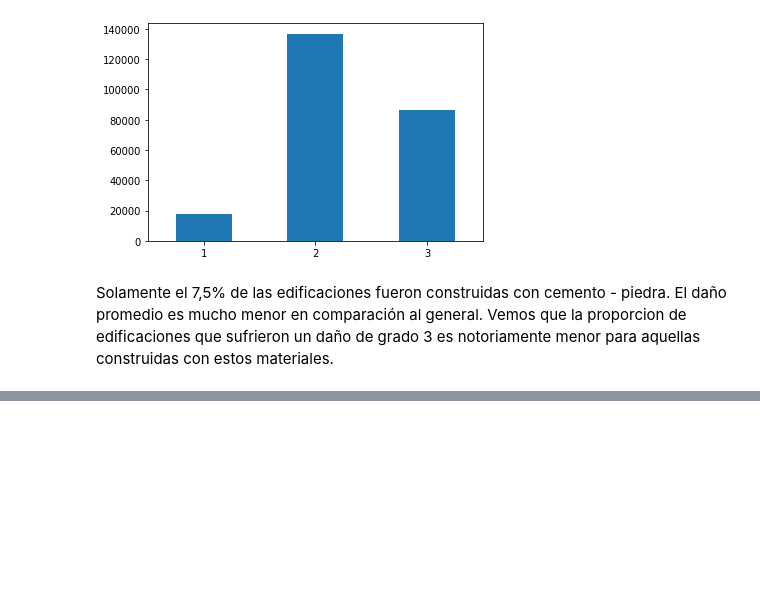
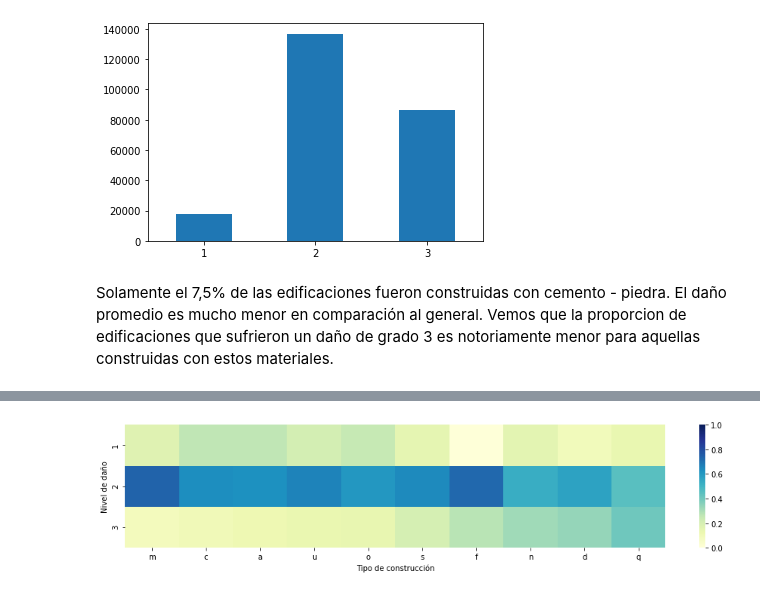
Before and after one commit to franvinas/7506-tp1, a Jupyter notebook: tp1.ipynb, the cells around one changed output, grey strips where cells are left out. Saved outputs shown, nothing was run; the diff lists cells and outputs as text; code cells hidden in the pictures; blank space fills up the shorter version.

Commit message:
Análisis sobre el formato de la construcción

```diff
--- a/tp1.ipynb
+++ b/tp1.ipynb
@@ -611,0 +631,3 @@ Solamente el 7,5% de las edificaciones fueron construidas con cemento - piedra.
+# %%
+daño_por_formato = df[["building_id", "plan_configuration", "damage_grade"]].pivot_table(index="plan_configuration", columns="damage_grade", values="building_id",aggfunc="count")
+daño_por_formato
@@ -611,0 +647,4 @@ Solamente el 7,5% de las edificaciones fueron construidas con cemento - piedra.
+# %%
+total_dañados_por_formato = daño_por_formato[1]+daño_por_formato[2]+daño_por_formato[3]
+daño_por_formato_porcentual = daño_por_formato.divide(total_dañados_por_formato, axis = 0).sort_values(by=3)#.dropna()
+daño_por_formato_porcentual
@@ -611,0 +664,8 @@ Solamente el 7,5% de las edificaciones fueron construidas con cemento - piedra.
+# %%
+plt.figure(figsize=(16,3))
+sns.heatmap(data=daño_por_formato_porcentual.T,cmap=cmap, vmin=0, vmax=1)
+plt.ylabel('Nivel de daño')
+plt.xlabel('Tipo de construcción')
+plt.show()
+# %% [output]
+[figure, added]
```
Also changed, not shown: parts of 14 cells of this notebook.
